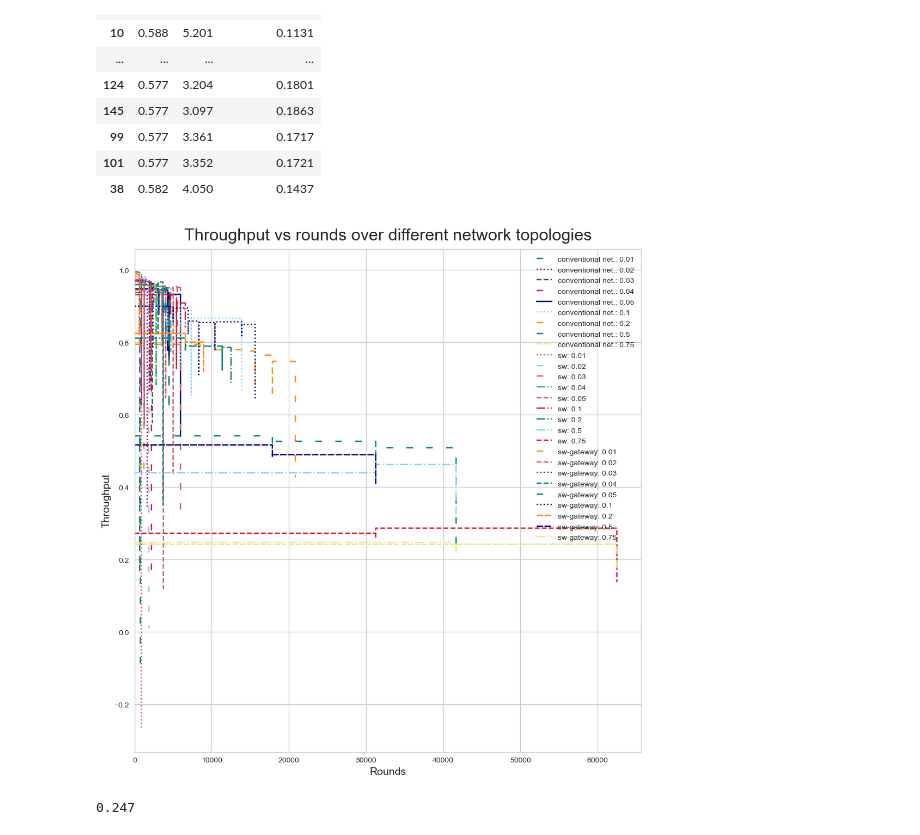
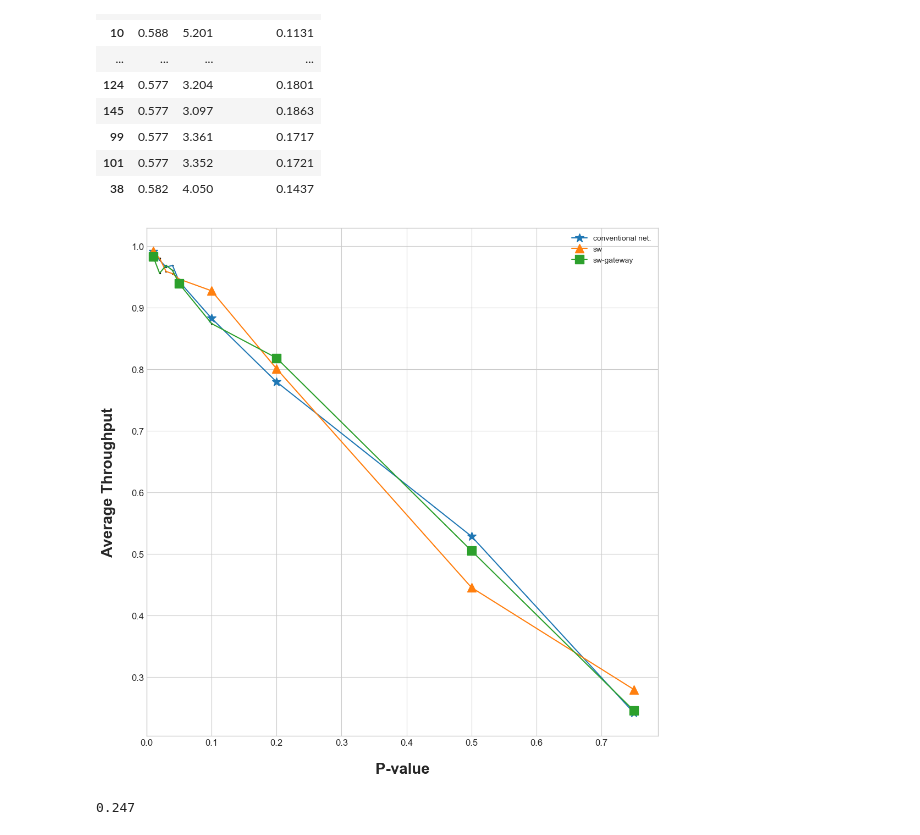
Before and after one commit to sanyam-dev/Wireless_Sensor_Network, a Jupyter notebook: graph_notebook.ipynb, the cells around one changed output. Saved outputs shown, nothing was run; the diff lists cells and outputs as text; code cells hidden in the pictures.

```diff
--- a/graph_notebook.ipynb
+++ b/graph_notebook.ipynb
@@ -8,3 +8,6 @@ Getting data for network performance
 import matplotlib.pyplot as plt
 import numpy as np
 import pandas as pd
+plt.figure(figsize=(12,12))
+# plt.xlim(right = 100000)
+plt.style.use('seaborn')
@@ -223,6 +241,7 @@ for k in range(100):
 	print(k, cnt)
 print(maxi)
 # %%
+plt.style.use('seaborn-v0_8-whitegrid')
 path = "results/result16/history9.txt"
 df = pd.read_csv(path)
 path = "results/result93/history3.txt"
@@ -238,14 +257,20 @@ df = df.reset_index()
 df2 = df2.reset_index()
 df = df.drop('index', axis=1)
 df2 = df2.drop('index', axis=1)
+
+
 print(df.shape, df2.shape)
 plt.figure(figsize=(12,12))
-plt.plot(df.index, df['small_worldness'], lw = 1, label = "sw")
-plt.plot(df2.index, df2['small_worldness'], lw = 1, label = "sw-gateway")
+plt.plot(df.index, df['small_worldness'], marker= 's',ms= 12, markevery = 7, lw = 1, linestyle = 'solid', color = 'blue' ,label = "sw")
+plt.plot(df2.index, df2['small_worldness'], marker = 'v', ms=12,markevery = 7,lw = 1,linestyle = 'dashed', color = 'red' ,label = "sw-gateway")
 plt.legend()
-plt.ylabel("Small Worldness")
-plt.xlabel("Epochs")
-plt.title("best iteration Small Worldness")
+plt.ylabel("Small Worldness", weight = 'bold', size = 20)
+plt.xlabel("Epochs", weight = 'bold', size = 20)
+# plt.title("best iteration Average Clustering Coefficient")
+plt.savefig('./z-res/eps/2best iteration Small Worldness.eps')
+plt.savefig('./z-res/2best iteration Small Worldness.png')
+plt.xlim(-0.1, 200.1)
+plt.tight_layout(pad=1.09)
 plt.show()
 # %% [output]
 (201, 4) (285, 4)
@@ -296,40 +323,45 @@ import pandas as pd
 # %%
 P = [0.1, 0.01, 0.2, 0.02, 0.03, 0.04, 0.5, 0.05, 0.75]
 P.sort()
 ld = ["conventional net.", "sw", "sw-gateway"]
 colors = ["teal", 'crimson', "mediumseagreen", "indianred", "purple", "navy", "lightskyblue", "khaki", "darkorange", "darkslategray"]
 patterns = ["dashed", "dotted", "dashdot", "solid", (0,(5,10)), (0,(5,1))]
 plt.style.use('seaborn-whitegrid')
 plt.figure(figsize=(12,12))
+mk = ['*', '^', 's']
 for i in range(3):
 	y = []
 	x = []
 	# plt.xscale('log')
 	for p in P:
 		file =  "results/performance/leach/P-" + str(p) + "/" + str(i) + "-performance.npy"
 		bdt = np.load(file, allow_pickle=True).item()
 		db = pd.DataFrame(bdt)
 		avg_en = db['throughput']
 		thr = []
 		for row in avg_en:
 			thr.append(row[2])
 		thr = pd.DataFrame(thr)
-#		# avg_en = thr.mean()
+		avg_en = thr.mean()
 		# avg_en = avg_en.mean()
-		# y.append(avg_en)
-		# x.append(p)
-		# plt.scatter(p, avg_en)
-		plt.plot(thr, label = ld[i] + ": " + str(p), color = colors[random.randint(0,len(colors)-1)],linestyle=patterns[random.randint(0,len(patterns)-1)])
-	# plt.plot(x,y, label = ld[i])
+		y.append(avg_en)
+		x.append(p)
+		plt.scatter(p, avg_en, marker= 'o', s = 2, color = 'black')
+		# plt.plot(thr, label = ld[i] + ": " + str(p), color = colors[random.randint(0,len(colors)-1)],linestyle=patterns[random.randint(0,len(patterns)-1)])
+	plt.plot(x,y, label = ld[i], marker= mk[i], ms = 12, markevery = 0.1)
 plt.xlim(left = 0)
 # plt.ylim(bottom=0)
-plt.title("Throughput vs rounds over different network topologies", size = 22, pad = 12)
-plt.xlabel("Rounds", size=14)
-plt.ylabel("Throughput",size= 14)
+# plt.title("Average Lifetime vs P-value over different network topologies", size = 22, pad = 16)
+plt.xlabel("P-value", size=20, weight = 'bold', labelpad=20)
+plt.ylabel("Average Throughput",size= 20, weight = 'bold', labelpad=20)
+plt.xticks(size = 12)
+plt.yticks(size = 12)
+plt.savefig("./z-res/eps/3Averge Throughput vs P-value over different network topologies.eps")
+plt.savefig("./z-res/3Averge Throughput vs P-value over different network topologies.png")
 plt.legend()
 plt.show()
 # %% [output]
-[figure, old version]
+[figure, new version]
 # %%
 db['throughput'][i][2]
 # %% [output]
```
Also changed, not shown: parts of 9 cells of this notebook, 40 other files.
